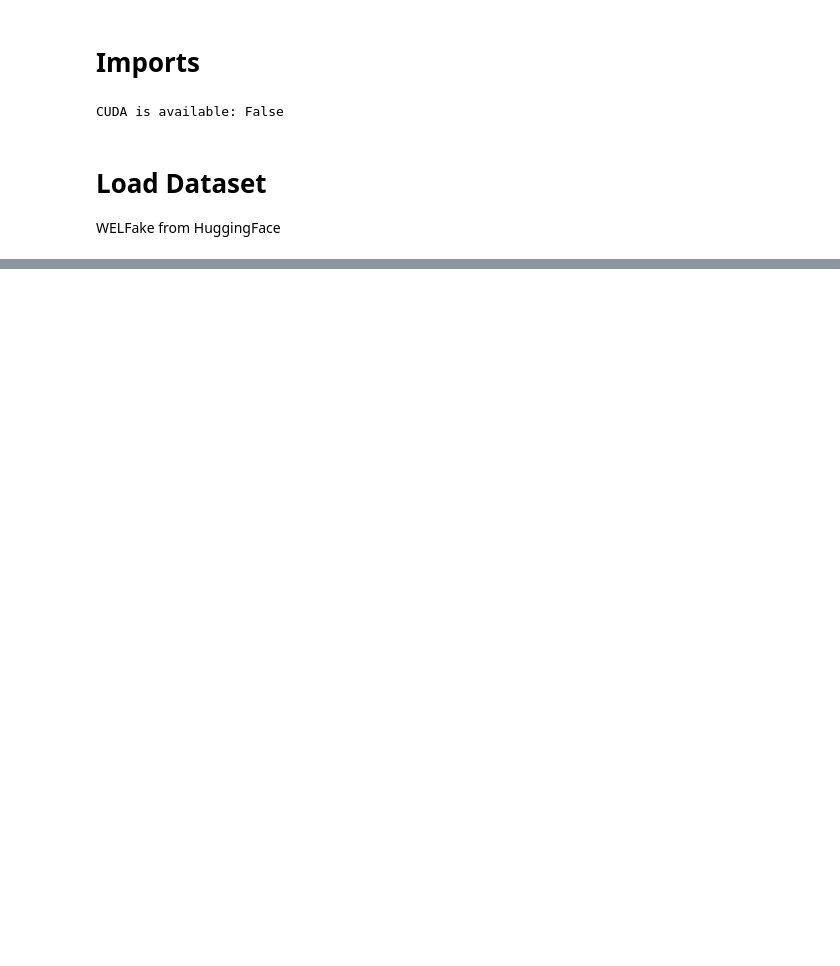
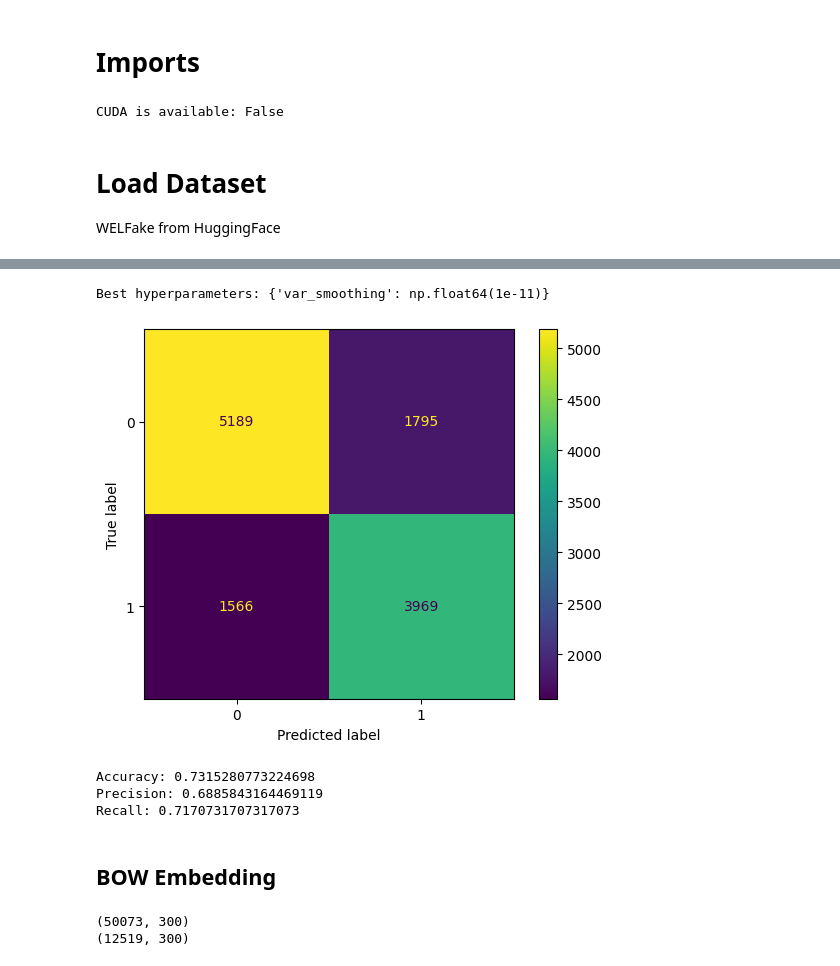
Before and after one commit to Leelexuan/WELFake_AI_Project, a Jupyter notebook: models/nb_gaussian/Gaussian_embed_iter3.ipynb, the cells around one changed output, grey strips where cells are left out. Cells and saved outputs as stored; diff of their text form; code cells hidden in the pictures; blank space fills up the shorter version.

Commit message:
added iter3

```diff
--- a/models/nb_gaussian/Gaussian_embed_iter3.ipynb
+++ b/models/nb_gaussian/Gaussian_embed_iter3.ipynb
@@ -64,5 +84 @@ X_tfidf shape: (70793, 5000)
-# %%
-X_train, X_val, y_train, y_val = train_test_split(
-    X_tfidf, y, test_size=0.2, stratify=y, random_state=42
-)
 # %% [markdown]
@@ -81,4 +107,3 @@ GaussianNB()
 # %%
-# Predict
-y_pred = gnb_model.predict(X_val_dense)
-y_prob = gnb_model.predict_proba(X_val_dense)
+gnb = GaussianNB()
+gnb.fit(x_train_fixed, y_train)
@@ -147,0 +114,19 @@ def savePredictionsWProbs(y_pred, y_prob, filename):
+# %%
+#randomizedsearchcv - includes cross validation
+from sklearn.model_selection import RandomizedSearchCV
+from scipy.stats import randint
+
+param_dist = {
+    'var_smoothing': np.logspace(-11, -7, num=100)  # Try values from 1e-11 to 1e-7
+}
+
+# Use random search to find the best hyperparameters
+rand_search = RandomizedSearchCV(gnb,
+                                 param_distributions = param_dist,
+                                 n_iter=20,
+                                 cv=5,
+                                 n_jobs=-1,
+                                 random_state=seed)
+
+# Fit the random search object to the data
+rand_search.fit(x_train_fixed, y_train)
@@ -147,0 +146,45 @@ def savePredictionsWProbs(y_pred, y_prob, filename):
+# %%
+# Create a variable for the best model
+tfidf_gaussian = rand_search.best_estimator_
+
+# Print the best hyperparameters
+print('Best hyperparameters:',  rand_search.best_params_)
+# %% [output]
+Best hyperparameters: {'var_smoothing': np.float64(1e-11)}
+# %%
+from sklearn.metrics import accuracy_score, confusion_matrix, precision_score, recall_score, ConfusionMatrixDisplay
+# Generate predictions with the best model
+y_pred = tfidf_gaussian.predict(x_test_fixed)
+
+# Create the confusion matrix
+cm = confusion_matrix(y_test, y_pred)
+
+ConfusionMatrixDisplay(confusion_matrix=cm).plot();
+# %% [output]
+[figure, added]
+# %%
+accuracy = accuracy_score(y_test, y_pred)
+precision = precision_score(y_test, y_pred)
+recall = recall_score(y_test, y_pred)
+
+print("Accuracy:", accuracy)
+print("Precision:", precision)
+print("Recall:", recall)
+# %% [output]
+Accuracy: 0.7315280773224698
+Precision: 0.6885843164469119
+Recall: 0.7170731707317073
+# %% [markdown]
+## BOW Embedding
+# %%
+x = df["bow_embedding"]
+
+x_train, x_test, y_train, y_test = train_test_split(x, y, test_size=0.2, random_state=seed)
+
+x_train_fixed = np.stack(x_train)
+x_test_fixed = np.stack(x_test)
+print(x_train_fixed.shape)
+print(x_test_fixed.shape)
+# %% [output]
+(50073, 300)
+(12519, 300)
```
Also changed, not shown: parts of 30 cells of this notebook, 1 other file.
